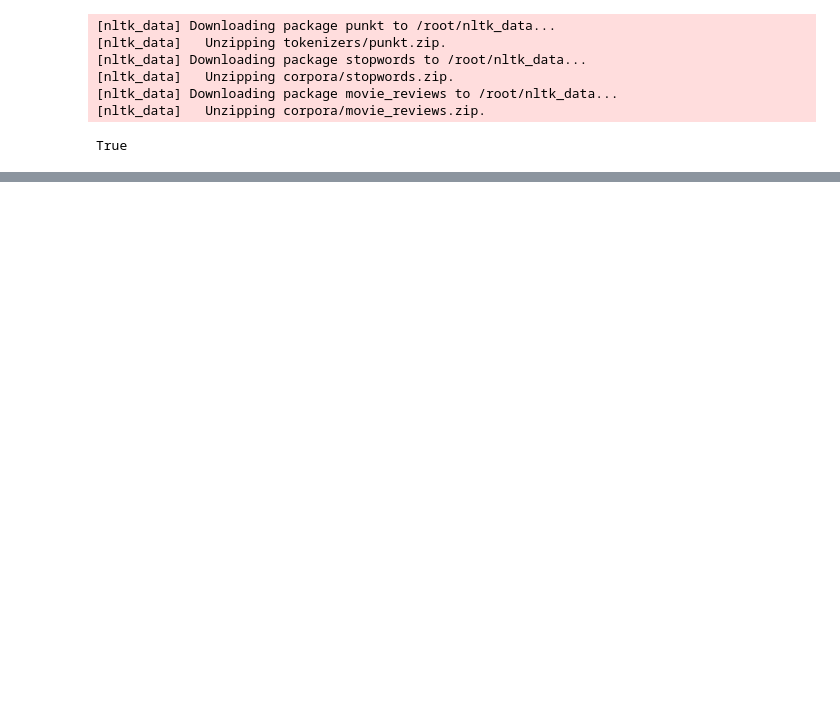
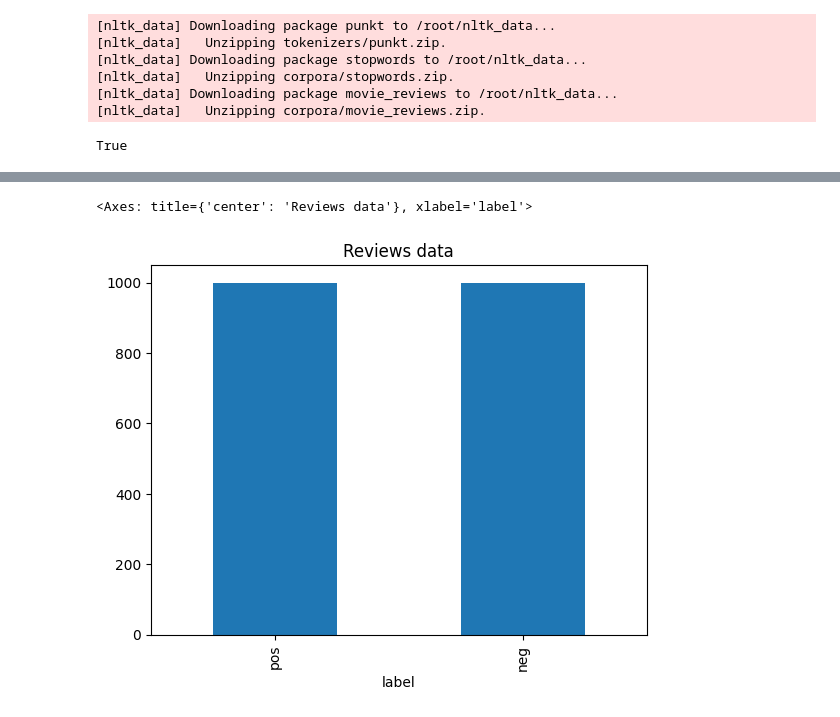
Before and after one commit to MarkKryvoshein/MachineLearning, a Jupyter notebook: NLP.ipynb, the cells around one changed output, grey strips where cells are left out. Drawn from its saved outputs; the diff is of its cells as text; code cells hidden in the pictures; blank space fills up the shorter version.

```diff
--- a/NLP.ipynb
+++ b/NLP.ipynb
@@ -40,0 +41,25 @@ print(lis_of_reviews[10])
+# %%
+from nltk.corpus import stopwords
+from nltk.stem import PorterStemmer
+from nltk.tokenize import word_tokenize
+
+stop_words = set(stopwords.words('english'))
+ps = PorterStemmer()
+
+
+def clean_words() -> list:
+    processed_reviews = []
+
+    for words, category in lis_of_reviews:
+        filtered = [
+            ps.stem(w.lower())
+            for w in words
+            if w.isalpha() and w.lower() not in stop_words
+        ]
+
+        text = ' '.join(filtered)
+        processed_reviews.append((text, category))
+
+    return processed_reviews
+
+print(clean_words()[0])
@@ -40,0 +71,3 @@ print(lis_of_reviews[10])
+# %%
+df = pd.DataFrame(clean_words(), columns=['review', 'label'])
+df.head(10)
@@ -40,0 +86,5 @@ print(lis_of_reviews[10])
+# %%
+df['label'].value_counts().plot(kind='bar', title="Reviews data")
+# %% [output]
+<Axes: title={'center': 'Reviews data'}, xlabel='label'>
+[figure, added]
```
Also changed, not shown: parts of 11 cells of this notebook.
